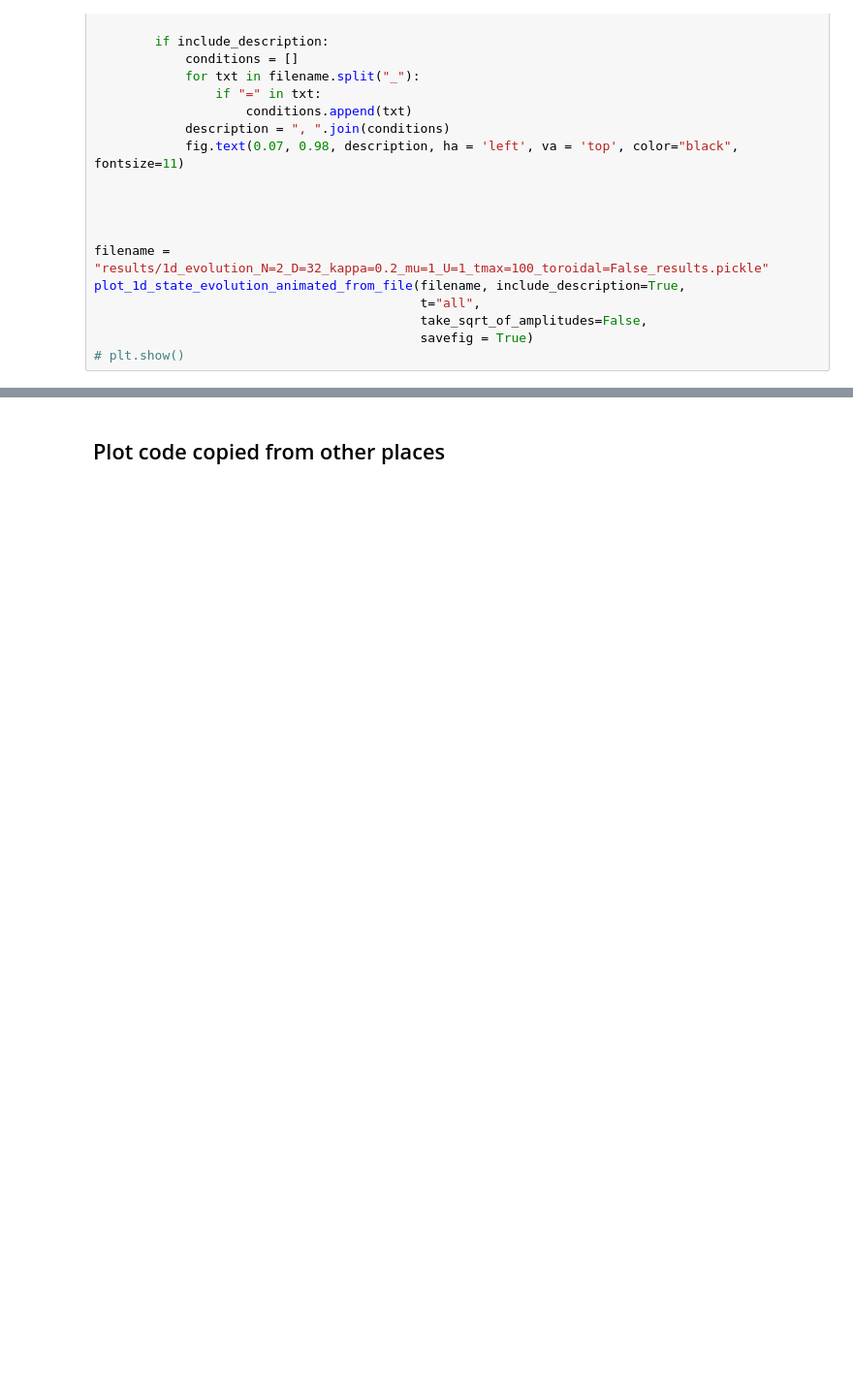
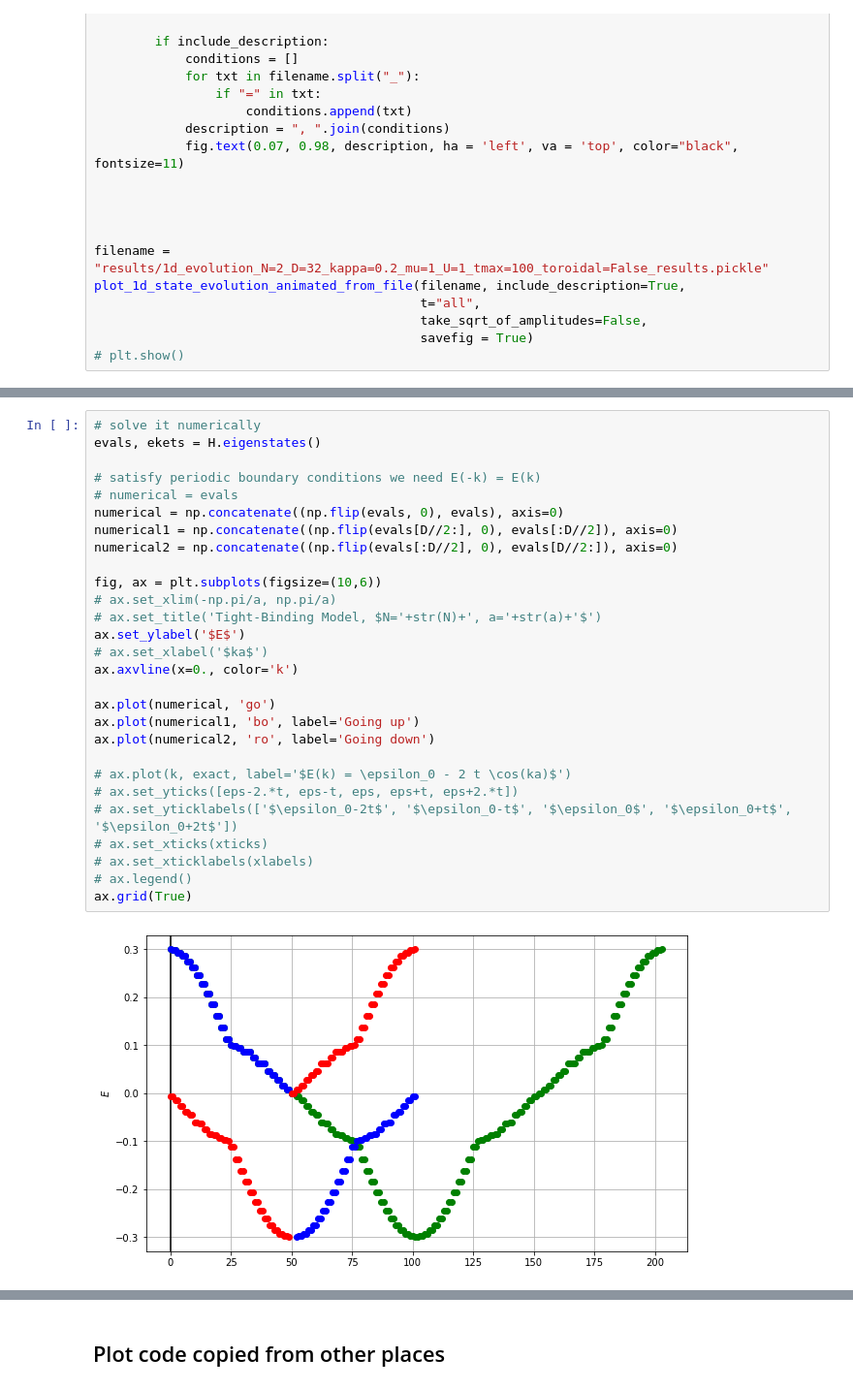
Before and after one commit to fancompute/synthetic-hamiltonians, a Jupyter notebook: synthetic_hamiltonians.ipynb, the cells around one changed output, grey strips where cells are left out. Shown at 97% size. Cells and saved outputs as stored; diff of their text form; blank space fills up the shorter version.

```diff
--- a/synthetic_hamiltonians.ipynb
+++ b/synthetic_hamiltonians.ipynb
@@ -871,0 +972,30 @@ Press [q] to stop, [?] for help
+# %%
+# solve it numerically
+evals, ekets = H.eigenstates()
+
+# satisfy periodic boundary conditions we need E(-k) = E(k)
+# numerical = evals
+numerical = np.concatenate((np.flip(evals, 0), evals), axis=0)
+numerical1 = np.concatenate((np.flip(evals[D//2:], 0), evals[:D//2]), axis=0)
+numerical2 = np.concatenate((np.flip(evals[:D//2], 0), evals[D//2:]), axis=0)
+
+fig, ax = plt.subplots(figsize=(10,6))
+# ax.set_xlim(-np.pi/a, np.pi/a)
+# ax.set_title('Tight-Binding Model, $N='+str(N)+', a='+str(a)+'$')
+ax.set_ylabel('$E$')
+# ax.set_xlabel('$ka$')
+ax.axvline(x=0., color='k')
+
+ax.plot(numerical, 'go')
+ax.plot(numerical1, 'bo', label='Going up')
+ax.plot(numerical2, 'ro', label='Going down')
+
+# ax.plot(k, exact, label='$E(k) = \epsilon_0 - 2 t \cos(ka)$')
+# ax.set_yticks([eps-2.*t, eps-t, eps, eps+t, eps+2.*t])
+# ax.set_yticklabels(['$\epsilon_0-2t$', '$\epsilon_0-t$', '$\epsilon_0$', '$\epsilon_0+t$', '$\epsilon_0+2t$'])
+# ax.set_xticks(xticks)
+# ax.set_xticklabels(xlabels)
+# ax.legend()
+ax.grid(True)
+# %% [output]
+[figure, added]
```
Also changed, not shown: parts of 36 cells of this notebook.
